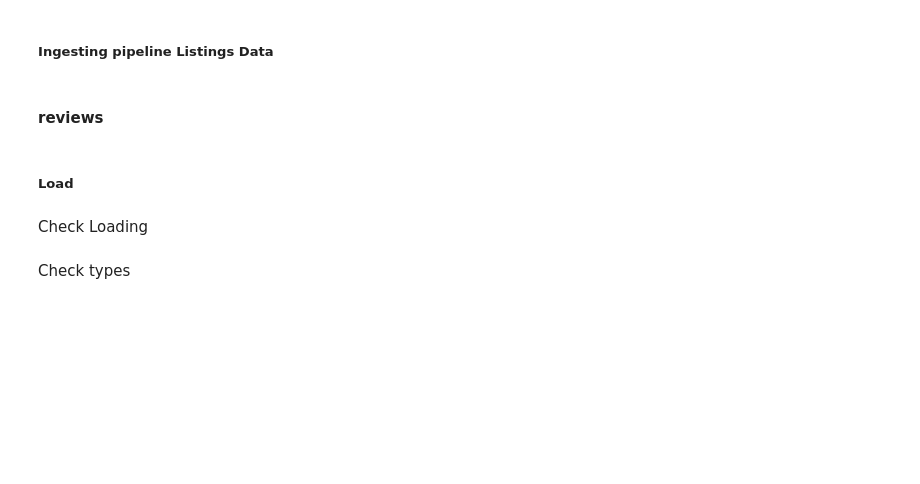
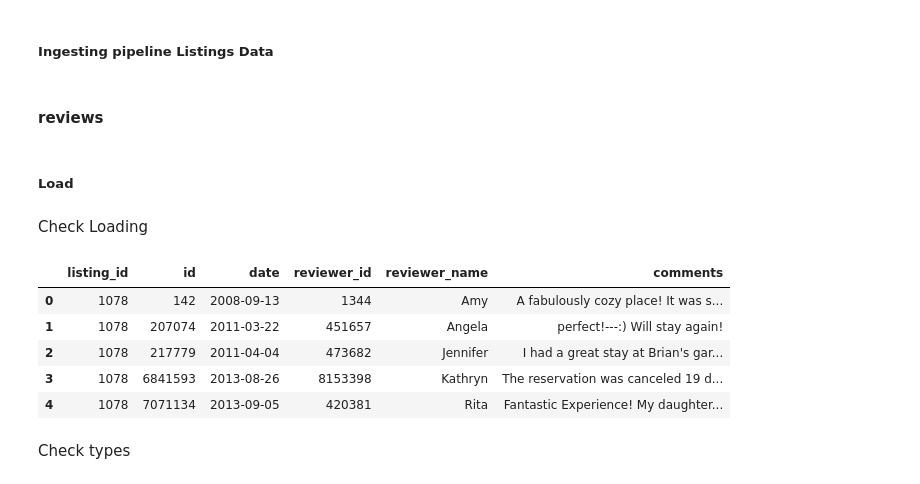
Before and after one commit to vpontello/AirBnb_feature_importance, a Jupyter notebook: DataScience_Post.ipynb, the cells around one changed output. Cells and saved outputs as stored; diff of their text form; code cells hidden in the pictures; blank space fills up the shorter version.

Commit message:
begin reviews analysis

```diff
--- a/DataScience_Post.ipynb
+++ b/DataScience_Post.ipynb
@@ -923,11 +923,20 @@ trusted_listing_dataset.to_csv('datasets/trusted/listing_dataset.csv')
 ##### Load
 # %%
 city = 'austin'
-reviews_path = f'datasets/raw/{city}/listings.csv.gz'
+reviews_path = f'datasets/raw/{city}/reviews.csv.gz'
 
 with gzip.open(reviews_path,'r') as f:
     df_reviews = pd.read_csv(BytesIO(f.read()))
 # %% [markdown]
 Check Loading
+# %%
+df_reviews.head()
+# %% [output]
+|  | listing_id | id | date | reviewer_id | reviewer_name | comments |
+| 0 | 1078 | 142 | 2008-09-13 | 1344 | Amy | A fabulously cozy place! It was s... |
+| 1 | 1078 | 207074 | 2011-03-22 | 451657 | Angela | perfect!---:) Will stay again! |
+| 2 | 1078 | 217779 | 2011-04-04 | 473682 | Jennifer | I had a great stay at Brian's gar... |
+| 3 | 1078 | 6841593 | 2013-08-26 | 8153398 | Kathryn | The reservation was canceled 19 d... |
+| 4 | 1078 | 7071134 | 2013-09-05 | 420381 | Rita | Fantastic Experience! My daughter... |
 # %% [markdown]
 Check types
```
Also changed, not shown: parts of 5 cells of this notebook.
